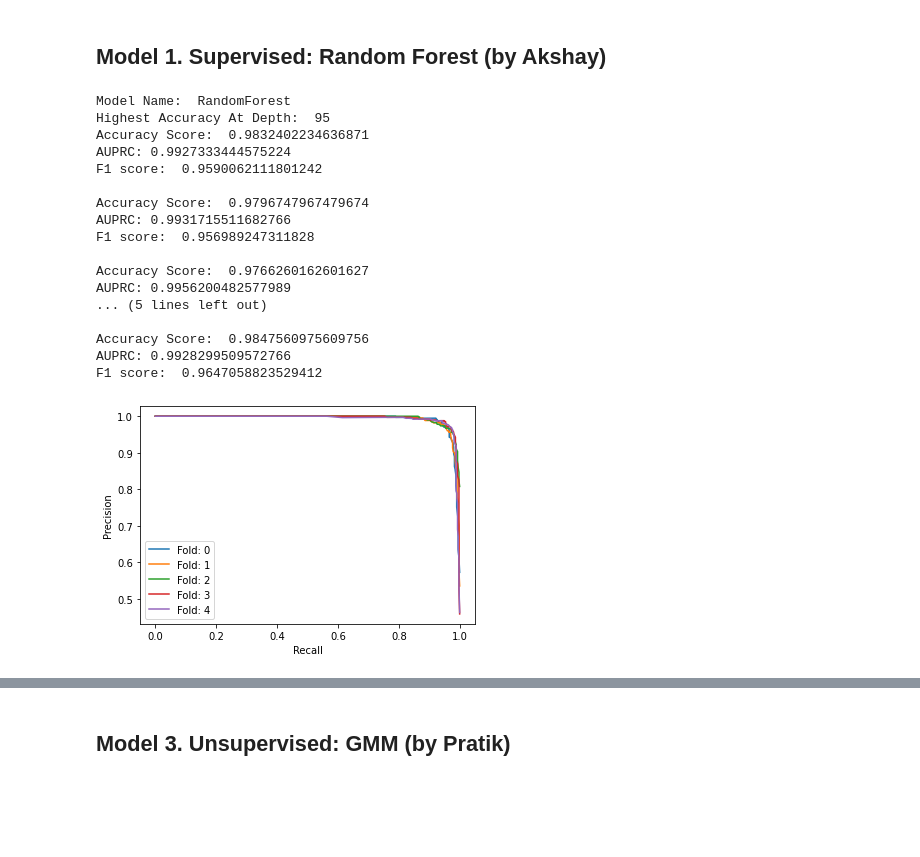
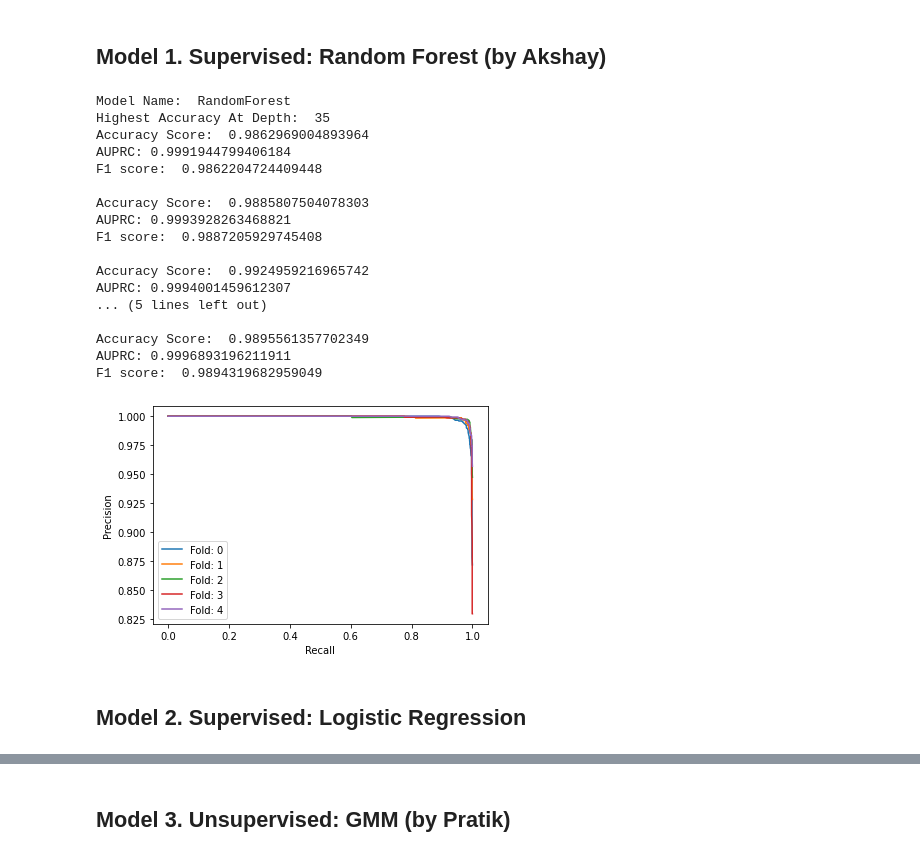
Before and after one commit to kennylee9672/EthereumFraudDetection, a Jupyter notebook: EthereumFraudModeling.ipynb, the cells around one changed output, grey strips where cells are left out. Saved outputs shown, nothing was run; the diff lists cells and outputs as text; code cells hidden in the pictures; blank space fills up the shorter version.

Commit message:
Adding supervised learning models

```diff
--- a/EthereumFraudModeling.ipynb
+++ b/EthereumFraudModeling.ipynb
@@ -246,0 +479,3 @@ display(efm.df.head())
+# %%
+df.drop(efm.filtered_colns, axis=1, inplace=True)
+ax = sns.heatmap(df, center=0, vmin=-1, vmax=1)
@@ -248,0 +525,6 @@ display(efm.df.head())
+# %%
+# Drop missing data observations/rows
+print('Shape:', df.shape)
+df_clean = df.dropna()
+print(df_clean.isnull().sum()/(len(df)*0.01))
+print('Shape:', df_clean.shape)
@@ -250,0 +582,13 @@ display(efm.df.head())
+# %%
+# Normalizae Data
+df_norm = df_clean.copy()
+
+# apply normalization techniques
+for column in df_norm.columns:
+    if column == TARGET_FEATURE:
+        continue
+    print(column, df_norm[column].max(), df_norm[column].min(), (df_norm[column].max() - df_norm[column].min()))
+    df_norm[column] = (df_norm[column] - df_norm[column].min()) / (df_norm[column].max() - df_norm[column].min())
+
+df_norm.dropna(inplace=True, axis=1)
+print(df_norm)
@@ -255,13 +642,11 @@ display(efm.df.head())
 # %%
 from utils.sampling import smote
 
-df = efm.df
+df_smote = df_norm.copy()
 
-# Quick Fix, Needs to handle it more gracefully
-df = df.drop(efm.filtered_colns, axis=1)
-df.fillna(df.median(), inplace=True)
-
-X = df.drop(TARGET_FEATURE, axis=1)
-y = df[TARGET_FEATURE]
+X = df_smote.drop(TARGET_FEATURE, axis=1)
+y = df_smote[TARGET_FEATURE]
 X_res, y_res = smote(X, y, verbose=True)
+df_smote = pd.concat([X_res, y_res], axis=1)
+display(df_smote.head())
 # %% [output]
@@ -369,26 +668,27 @@ class Random_Forest_Model:
 # %%
-efm = Ethereum_Fraud_Model()
-df = efm.df.drop(efm.filtered_colns, axis=1)
-rfm = Random_Forest_Model(df)
+df_rfm = df_smote.copy()
+rfm = Random_Forest_Model(df_rfm)
 rfm.set_max_depth(100)
 efm.add_model(rfm)
 efm.run_model(model_name='RandomForest')
 # %% [output]
 Model Name:  RandomForest
-Highest Accuracy At Depth:  95
-Accuracy Score:  0.9832402234636871
-AUPRC: 0.9927333444575224
-F1 score:  0.9590062111801242
+Highest Accuracy At Depth:  35
+Accuracy Score:  0.9862969004893964
+AUPRC: 0.9991944799406184
+F1 score:  0.9862204724409448
 
-Accuracy Score:  0.9796747967479674
-AUPRC: 0.9931715511682766
-F1 score:  0.956989247311828
+Accuracy Score:  0.9885807504078303
+AUPRC: 0.9993928263468821
+F1 score:  0.9887205929745408
 
-Accuracy Score:  0.9766260162601627
-AUPRC: 0.9956200482577989
+Accuracy Score:  0.9924959216965742
+AUPRC: 0.9994001459612307
 ... (5 lines left out)
 
-Accuracy Score:  0.9847560975609756
-AUPRC: 0.9928299509572766
-F1 score:  0.9647058823529412
+Accuracy Score:  0.9895561357702349
+AUPRC: 0.9996893196211911
+F1 score:  0.9894319682959049
-[figure, old version]
+[figure, new version]
+# %% [markdown]
+## Model 2. Supervised: Logistic Regression
```
Also changed, not shown: parts of 41 cells of this notebook, 1 other file.
